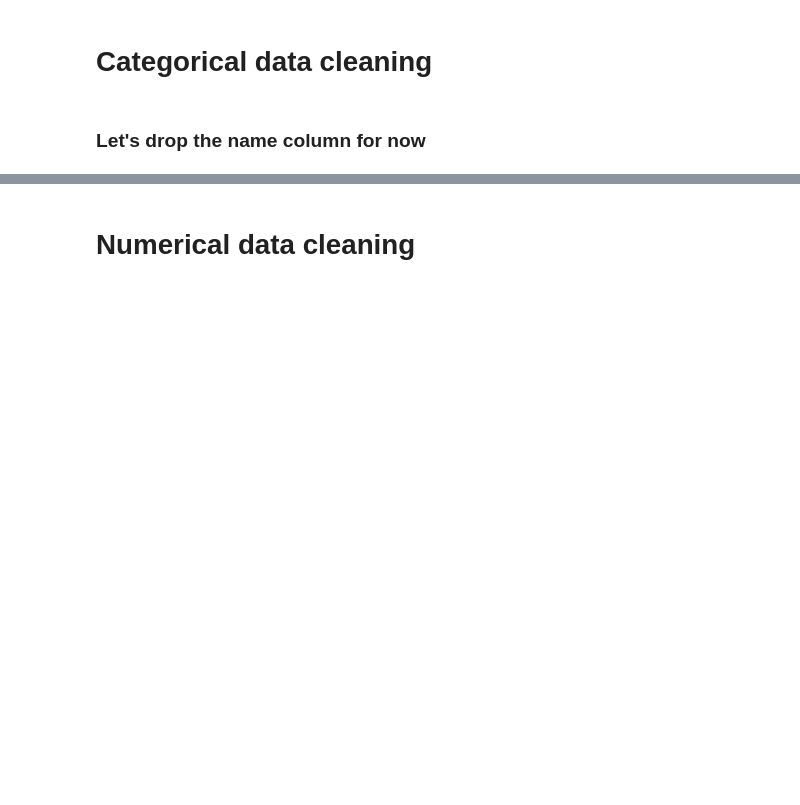
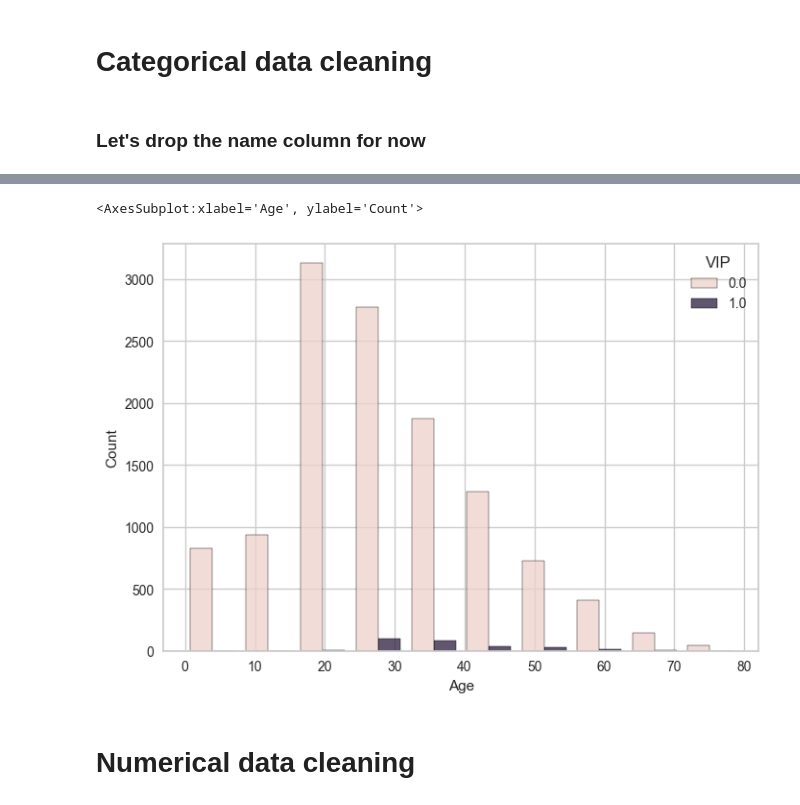
Before and after one commit to Anes31/Spaceship-Titanic, a Jupyter notebook: Spaceship Titanic.ipynb, the cells around one changed output, grey strips where cells are left out. Cells and saved outputs as stored; diff of their text form; code cells hidden in the pictures; blank space fills up the shorter version.

```diff
--- a/Spaceship Titanic.ipynb
+++ b/Spaceship Titanic.ipynb
@@ -115,0 +105,5 @@ dtype: int64
+# %%
+sns.histplot(x=data2.Age, hue=data2.VIP, multiple="dodge", shrink=.8, bins=10)
+# %% [output]
+<AxesSubplot:xlabel='Age', ylabel='Count'>
+[figure, added]
```
Also changed, not shown: parts of 54 cells of this notebook, 2 other files.
